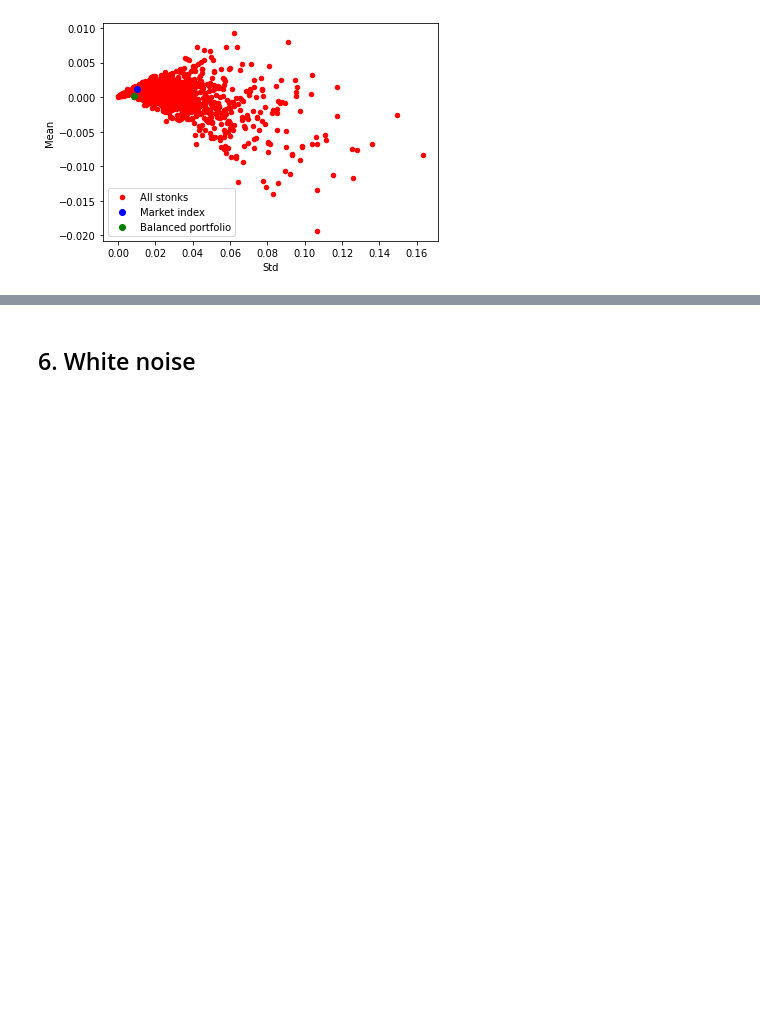
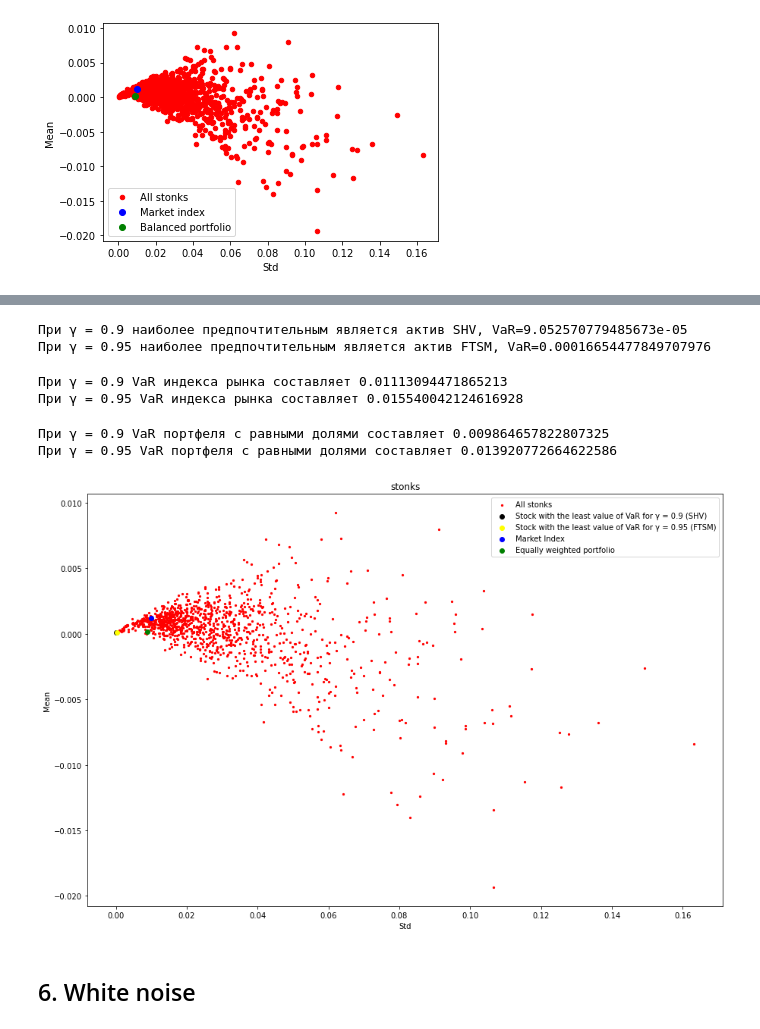
Before and after one commit to katyamalysheva/lab-1, a Jupyter notebook: lab1.ipynb, the cells around one changed output, grey strips where cells are left out. Cells and saved outputs as stored; diff of their text form; code cells hidden in the pictures; blank space fills up the shorter version.

```diff
--- a/lab1.ipynb
+++ b/lab1.ipynb
@@ -166,13 +166,9 @@ plt.show()
 # %%
-#VaR_gam = mu + sigma*U_gamma where U_gamma is Z-score? wtf
+losses = -log_returns.drop(['Date'], axis=1) # losses for every ticker and market index
+losses_balanced = [-x for x in returns_balanced] # losses for equally weighted portfolio
 
-gamma1 = 0.95
-gamma2 = 0.90
+VaR1 = np.quantile(losses, q=0.9, axis=0)
+VaR1 = pd.DataFrame(columns = tickers, data=[VaR1])
 
-gamma_quantile1 = scipy.stats.norm.ppf(gamma1) # percentage point function
-gamma_quantile2 = scipy.stats.norm.ppf(gamma2)
-
-z_score1, z_score2
-
-VaR1 = stats['Std']*gamma_quantile1 + stats['Mean']
-VaR2 = stats['Std']*gamma_quantile2 + stats['Mean']
+VaR2 = np.quantile(losses, q=0.95, axis=0)
+VaR2 = pd.DataFrame(columns = tickers, data=[VaR2])
@@ -179,3 +191,37 @@ VaR2 = stats['Std']*gamma_quantile2 + stats['Mean']
+# %%
+print(f"При γ = 0.9 наиболее предпочтительным является актив {VaR1.loc[0].idxmin()}, VaR={VaR1.loc[0].min()}")
+print(f"При γ = 0.95 наиболее предпочтительным является актив {VaR2.loc[0].idxmin()}, VaR={VaR2.loc[0].min()}")
+# %% [output]
+При γ = 0.9 наиболее предпочтительным является актив SHV, VaR=9.052570779485673e-05
+При γ = 0.95 наиболее предпочтительным является актив FTSM, VaR=0.00016654477849707976
+# %%
+VaR = np.quantile(losses["IXIC"], q=0.9)
+print(f"При γ = 0.9 VaR индекса рынка составляет {VaR}")
+
+VaR = np.quantile(losses["IXIC"], q=0.95)
+print(f"При γ = 0.95 VaR индекса рынка составляет {VaR}")
+# %% [output]
+При γ = 0.9 VaR индекса рынка составляет 0.01113094471865213
+При γ = 0.95 VaR индекса рынка составляет 0.015540042124616928
+# %%
+VaR = np.quantile(losses_balanced, q=0.90)
+print(f"При γ = 0.9 VaR портфеля с равными долями составляет {VaR}")
+
+VaR = np.quantile(losses_balanced, q=0.95)
+print(f"При γ = 0.95 VaR портфеля с равными долями составляет {VaR}")
+# %% [output]
+При γ = 0.9 VaR портфеля с равными долями составляет 0.009864657822807325
+При γ = 0.95 VaR портфеля с равными долями составляет 0.013920772664622586
+# %%
+stats.plot(title = "stonks", x='Std', y='Mean', color="red", kind="scatter", label="All stonks", marker = ".", figsize=(15,10))
+plt.scatter(stats['Std'][VaR1.loc[0].idxmin()], stats['Mean'][VaR1.loc[0].idxmin()], color="black", label=f"Stock with the least value of VaR for γ = 0.9 ({VaR1.loc[0].idxmin()})")
+plt.scatter(stats['Std'][VaR2.loc[0].idxmin()], stats['Mean'][VaR2.loc[0].idxmin()], color="yellow", label=f"Stock with the least value of VaR for γ = 0.95 ({VaR2.loc[0].idxmin()})")
+plt.scatter(stats['Std']["IXIC"], stats['Mean']["IXIC"], color="blue", label="Market Index")
+plt.scatter(std_balanced, mean_balanced, color="green", label='Equally weighted portfolio')
+plt.legend()
+plt.show()
+# %% [output]
+[figure, added]
 # %% [markdown]
 ## 6. White noise
 # %% [markdown]
```
Also changed, not shown: parts of 4 cells of this notebook.
